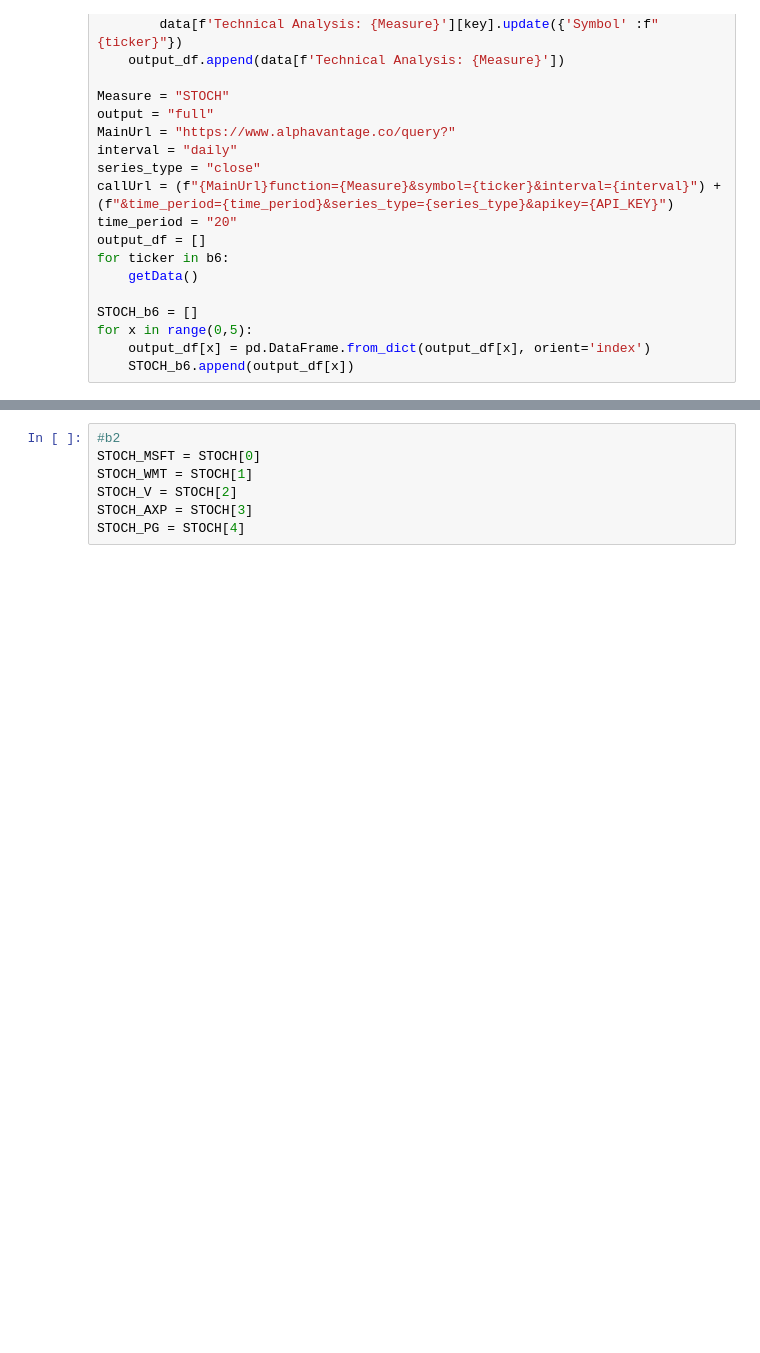
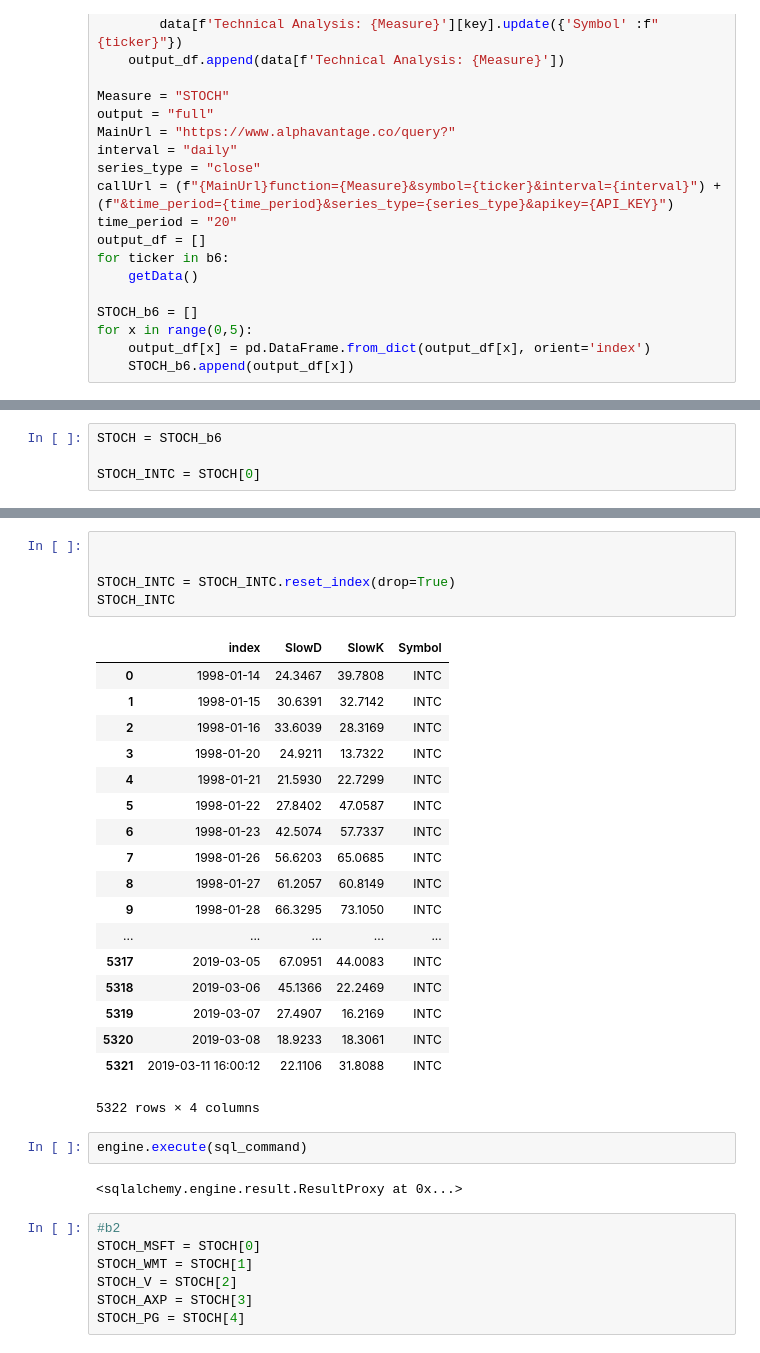
Before and after one commit to wessoncc/lobster-godzilla, a Jupyter notebook: FinalProject/Python/Alpha_API/Alpha_API_Request-STOCH.ipynb, the cells around one changed output, grey strips where cells are left out. Saved outputs shown, nothing was run; the diff lists cells and outputs as text; blank space fills up the shorter version.

```diff
--- a/FinalProject/Python/Alpha_API/Alpha_API_Request-STOCH.ipynb
+++ b/FinalProject/Python/Alpha_API/Alpha_API_Request-STOCH.ipynb
@@ -404,0 +372,4 @@ STOCH_WBA.to_sql(name = f'{Measure}_WBA', con = engine,
+# %%
+STOCH = STOCH_b6
+
+STOCH_INTC = STOCH[0]
@@ -405,3 +397,31 @@ STOCH_WBA.to_sql(name = f'{Measure}_WBA', con = engine,
+# %%
+
+
+STOCH_INTC = STOCH_INTC.reset_index(drop=True)
+STOCH_INTC
+# %% [output]
+|  | index | SlowD | SlowK | Symbol |
+| 0 | 1998-01-14 | 24.3467 | 39.7808 | INTC |
+| 1 | 1998-01-15 | 30.6391 | 32.7142 | INTC |
+| 2 | 1998-01-16 | 33.6039 | 28.3169 | INTC |
+| 3 | 1998-01-20 | 24.9211 | 13.7322 | INTC |
+| 4 | 1998-01-21 | 21.5930 | 22.7299 | INTC |
+| 5 | 1998-01-22 | 27.8402 | 47.0587 | INTC |
+| 6 | 1998-01-23 | 42.5074 | 57.7337 | INTC |
+| 7 | 1998-01-26 | 56.6203 | 65.0685 | INTC |
+| 8 | 1998-01-27 | 61.2057 | 60.8149 | INTC |
+| 9 | 1998-01-28 | 66.3295 | 73.1050 | INTC |
+| ... | ... | ... | ... | ... |
+| 5317 | 2019-03-05 | 67.0951 | 44.0083 | INTC |
+| 5318 | 2019-03-06 | 45.1366 | 22.2469 | INTC |
+| 5319 | 2019-03-07 | 27.4907 | 16.2169 | INTC |
+| 5320 | 2019-03-08 | 18.9233 | 18.3061 | INTC |
+| 5321 | 2019-03-11 16:00:12 | 22.1106 | 31.8088 | INTC |
+5322 rows × 4 columns
+# %%
+engine.execute(sql_command)
+# %% [output]
+<sqlalchemy.engine.result.ResultProxy at 0x...>
 # %%
 #b2
 STOCH_MSFT = STOCH[0]
```
Also changed, not shown: parts of 29 cells of this notebook, 3 other files.
